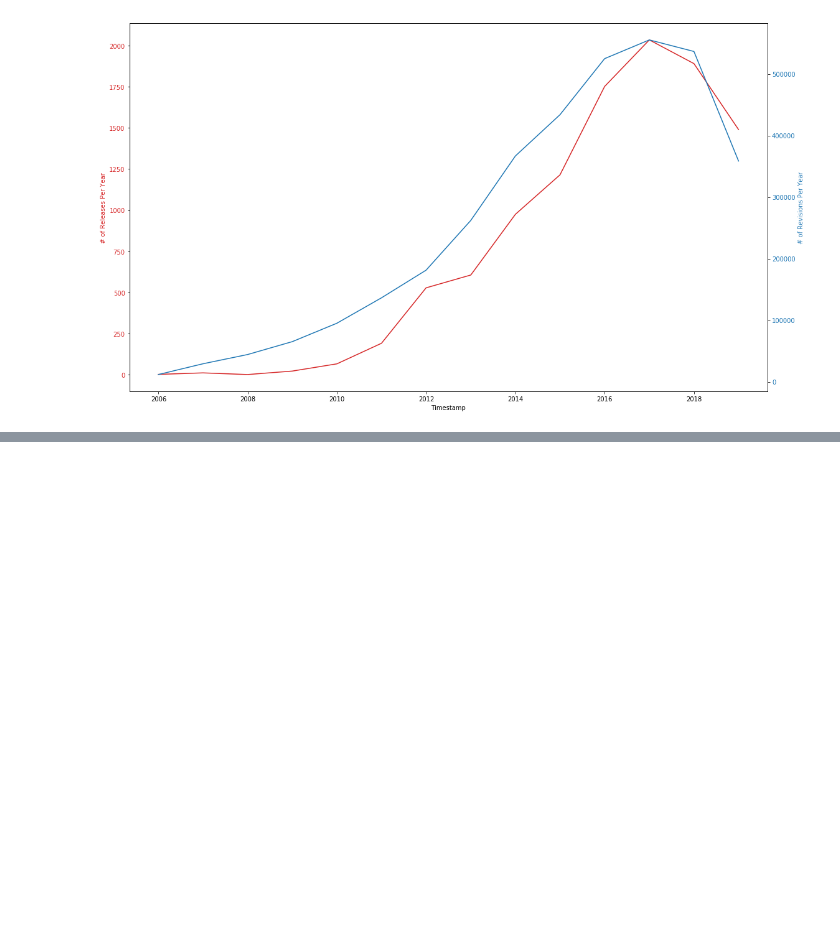
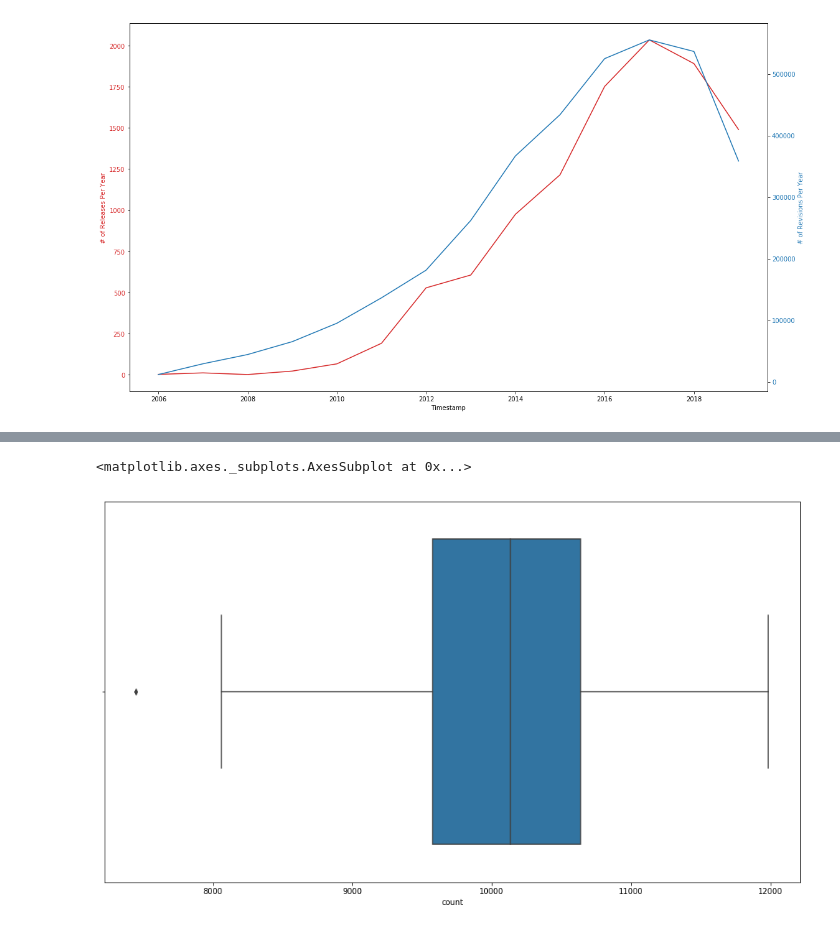
Before and after one commit to UNCG-CSE/Open_Source_Vul_Metrics, a Jupyter notebook: src/Models/GW Project 3.ipynb, the cells around one changed output, grey strips where cells are left out. Saved outputs shown, nothing was run; the diff lists cells and outputs as text; code cells hidden in the pictures; blank space fills up the shorter version.

```diff
--- a/src/Models/GW Project 3.ipynb
+++ b/src/Models/GW Project 3.ipynb
@@ -246,0 +339,5 @@ plt.show()
+# %%
+sns.boxplot(x=boston_df_out['count'])
+# %% [output]
+<matplotlib.axes._subplots.AxesSubplot at 0x...>
+[figure, added]
```
Also changed, not shown: parts of 23 cells of this notebook.
